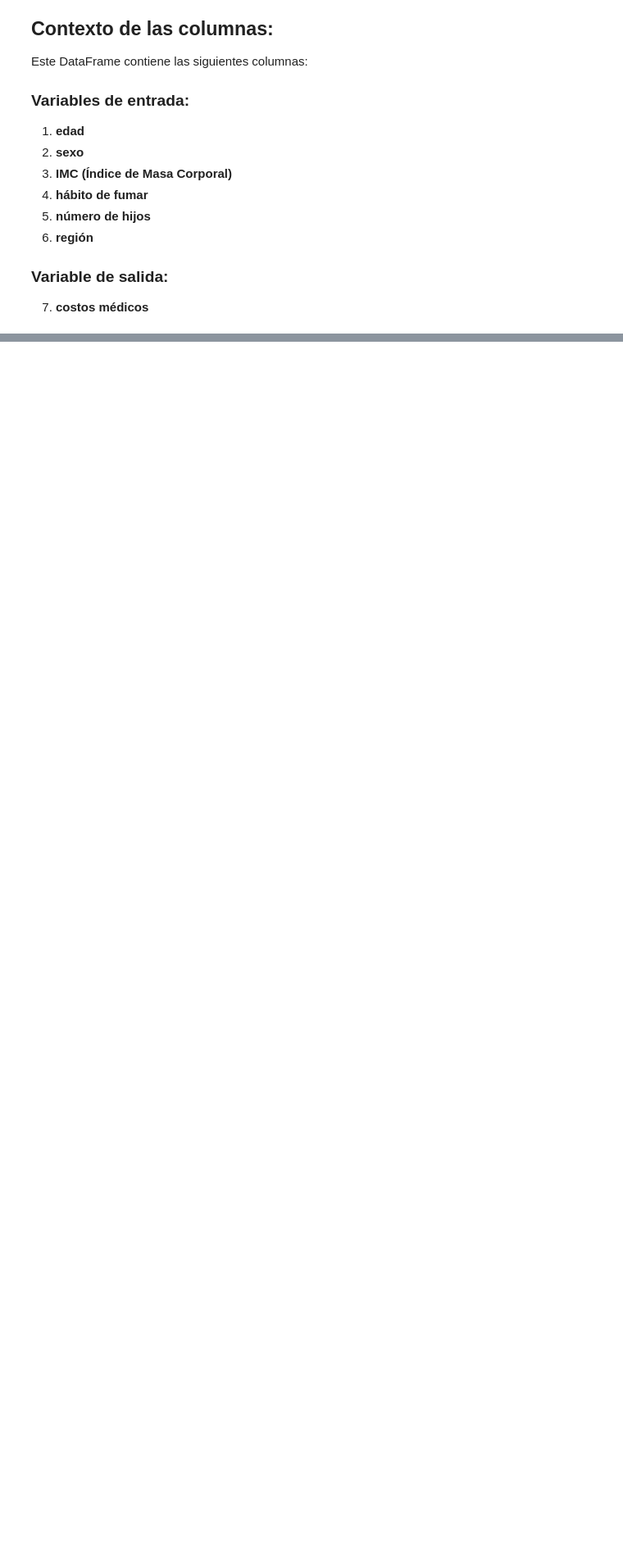
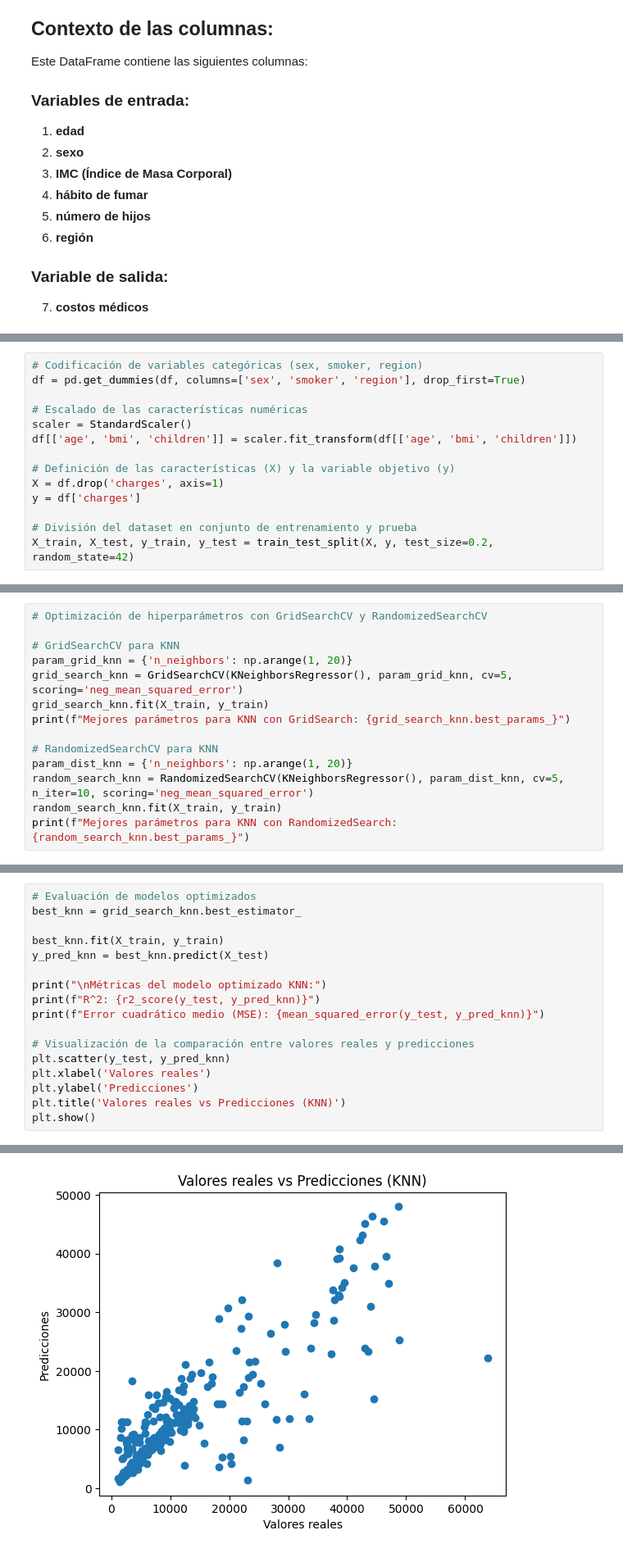
Before and after one commit to hadelmg/tareas_bootcamp_coding_dojo, a Jupyter notebook: mod_2_machine_learning/7_clasificacion_y_optimizacion_de_hiperp/7_clasificacion_y_optimizacion_de_hiperparametros.ipynb, the cells around one changed output, grey strips where cells are left out. Shown: that part at 82% size. Cells and saved outputs as stored; diff of their text form; blank space fills up the shorter version.

```diff
--- a/mod_2_machine_learning/7_clasificacion_y_optimizacion_de_hiperp/7_clasificacion_y_optimizacion_de_hiperparametros.ipynb
+++ b/mod_2_machine_learning/7_clasificacion_y_optimizacion_de_hiperp/7_clasificacion_y_optimizacion_de_hiperparametros.ipynb
@@ -65,0 +185,14 @@ Este DataFrame contiene las siguientes columnas:
+# %%
+# Codificación de variables categóricas (sex, smoker, region)
+df = pd.get_dummies(df, columns=['sex', 'smoker', 'region'], drop_first=True)
+
+# Escalado de las características numéricas
+scaler = StandardScaler()
+df[['age', 'bmi', 'children']] = scaler.fit_transform(df[['age', 'bmi', 'children']])
+
+# Definición de las características (X) y la variable objetivo (y)
+X = df.drop('charges', axis=1)
+y = df['charges']
+
+# División del dataset en conjunto de entrenamiento y prueba
+X_train, X_test, y_train, y_test = train_test_split(X, y, test_size=0.2, random_state=42)
@@ -65,0 +230,14 @@ Este DataFrame contiene las siguientes columnas:
+# %%
+# Optimización de hiperparámetros con GridSearchCV y RandomizedSearchCV
+
+# GridSearchCV para KNN
+param_grid_knn = {'n_neighbors': np.arange(1, 20)}
+grid_search_knn = GridSearchCV(KNeighborsRegressor(), param_grid_knn, cv=5, scoring='neg_mean_squared_error')
+grid_search_knn.fit(X_train, y_train)
+print(f"Mejores parámetros para KNN con GridSearch: {grid_search_knn.best_params_}")
+
+# RandomizedSearchCV para KNN
+param_dist_knn = {'n_neighbors': np.arange(1, 20)}
+random_search_knn = RandomizedSearchCV(KNeighborsRegressor(), param_dist_knn, cv=5, n_iter=10, scoring='neg_mean_squared_error')
+random_search_knn.fit(X_train, y_train)
+print(f"Mejores parámetros para KNN con RandomizedSearch: {random_search_knn.best_params_}")
@@ -65,0 +252,18 @@ Este DataFrame contiene las siguientes columnas:
+# %%
+# Evaluación de modelos optimizados
+best_knn = grid_search_knn.best_estimator_
+
+best_knn.fit(X_train, y_train)
+y_pred_knn = best_knn.predict(X_test)
+
+print("\nMétricas del modelo optimizado KNN:")
+print(f"R^2: {r2_score(y_test, y_pred_knn)}")
+print(f"Error cuadrático medio (MSE): {mean_squared_error(y_test, y_pred_knn)}")
+
+# Visualización de la comparación entre valores reales y predicciones
+plt.scatter(y_test, y_pred_knn)
+plt.xlabel('Valores reales')
+plt.ylabel('Predicciones')
+plt.title('Valores reales vs Predicciones (KNN)')
+plt.show()
+# %% [output]
@@ -65,0 +273 @@ Este DataFrame contiene las siguientes columnas:
+[figure, added]
```
Also changed, not shown: parts of 14 cells of this notebook.
